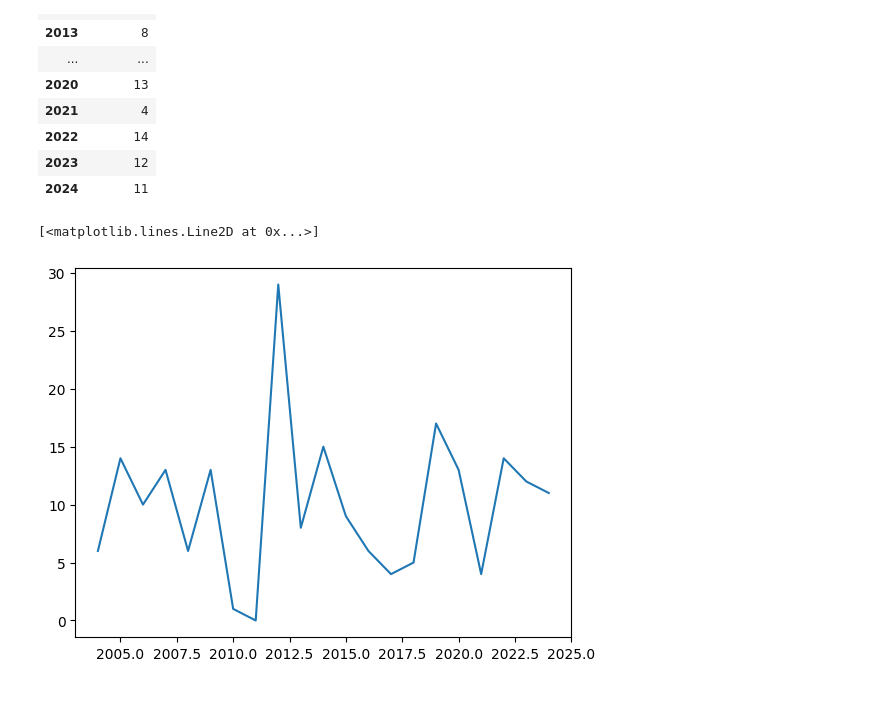
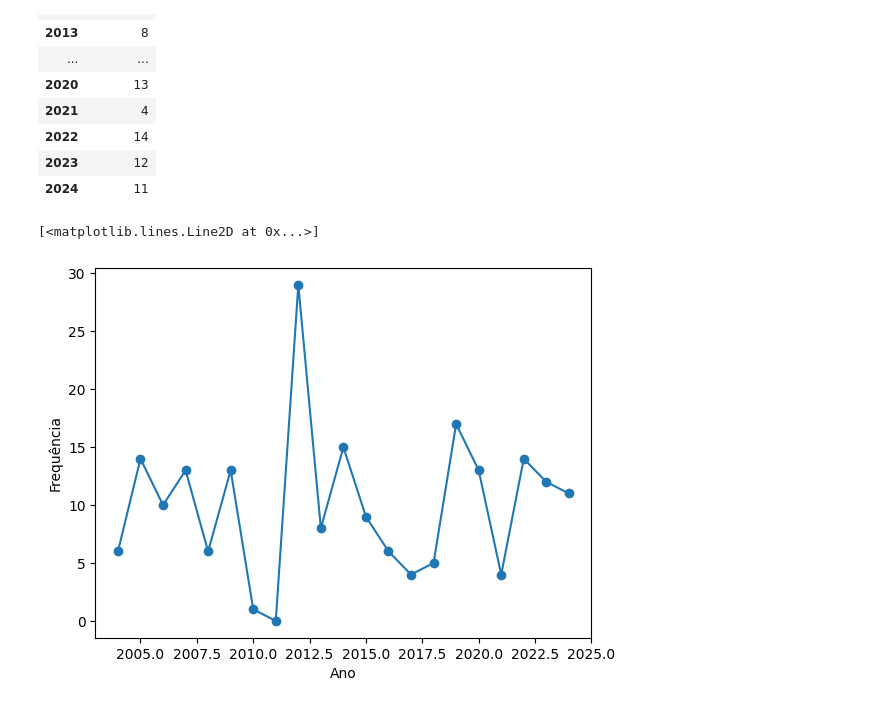
Before and after one commit to marcos1561/minicurso-analise-dados, a Jupyter notebook: exemplos/temperatura/temperatura.ipynb, the cells around one changed output. Drawn from its saved outputs; the diff is of its cells as text; code cells hidden in the pictures.

```diff
--- a/exemplos/temperatura/temperatura.ipynb
+++ b/exemplos/temperatura/temperatura.ipynb
@@ -156,7 +160,10 @@ extreme_year
 | 2023 | 12 |
 | 2024 | 11 |
 # %%
-plt.plot(extreme_year)
+plt.xlabel("Ano")
+plt.ylabel("Frequência")
+
+plt.plot(extreme_year, "o-")
 # %% [output]
 [<matplotlib.lines.Line2D at 0x...>]
-[figure, old version]
+[figure, new version]
```
Also changed, not shown: parts of 6 cells of this notebook, 2 other files.
